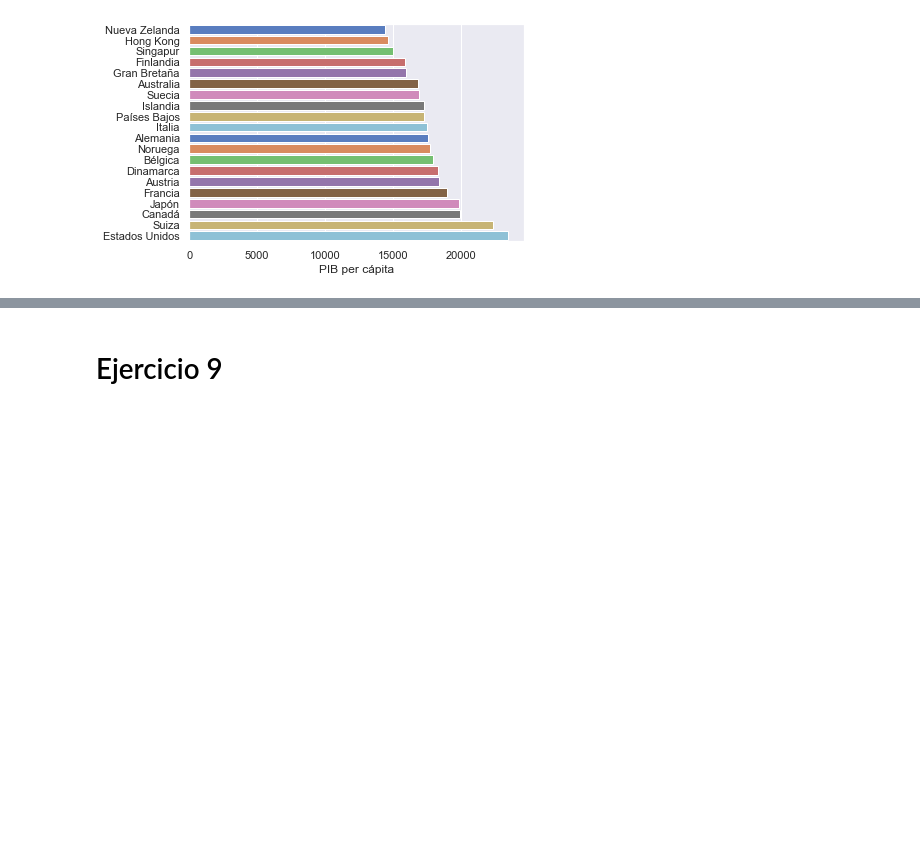
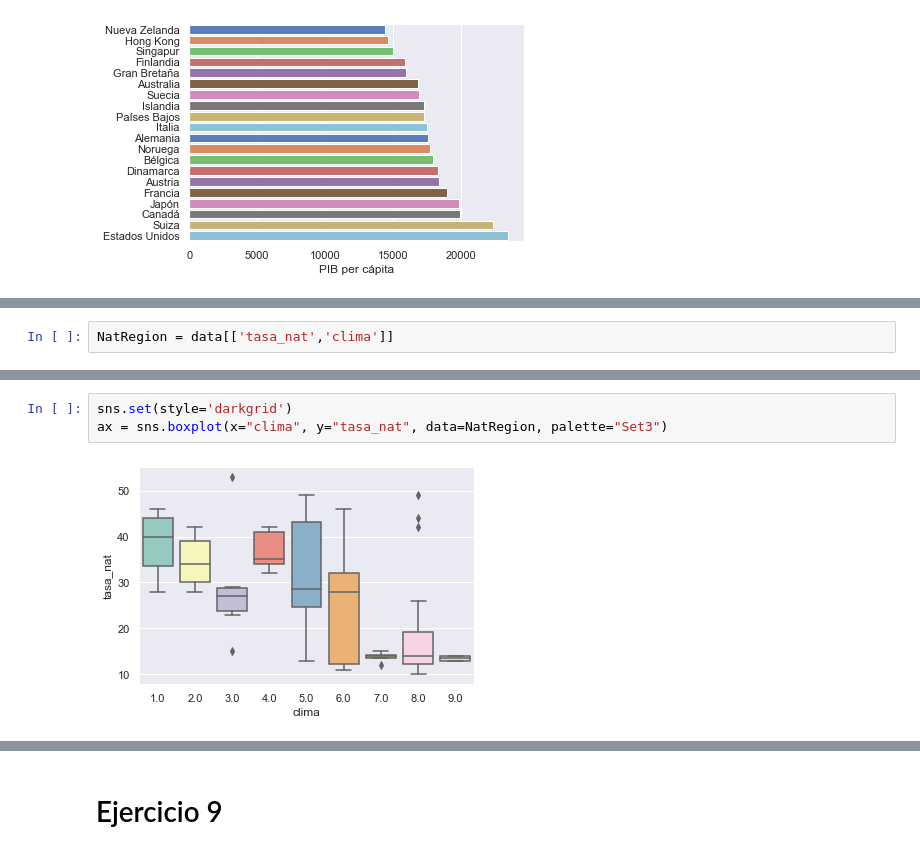
Before and after one commit to ManuelPertejo/PracticaPython, a Jupyter notebook: PracticaPython.ipynb, the cells around one changed output, grey strips where cells are left out. Drawn from its saved outputs; the diff is of its cells as text; blank space fills up the shorter version.

```diff
--- a/PracticaPython.ipynb
+++ b/PracticaPython.ipynb
@@ -285,0 +370,2 @@ ax.set(xlabel='PIB per cápita', ylabel='')
+# %%
+NatRegion = data[['tasa_nat','clima']]
@@ -285,0 +381,5 @@ ax.set(xlabel='PIB per cápita', ylabel='')
+# %%
+sns.set(style='darkgrid')
+ax = sns.boxplot(x="clima", y="tasa_nat", data=NatRegion, palette="Set3")
+# %% [output]
+[figure, added]
```
Also changed, not shown: parts of 33 cells of this notebook.
